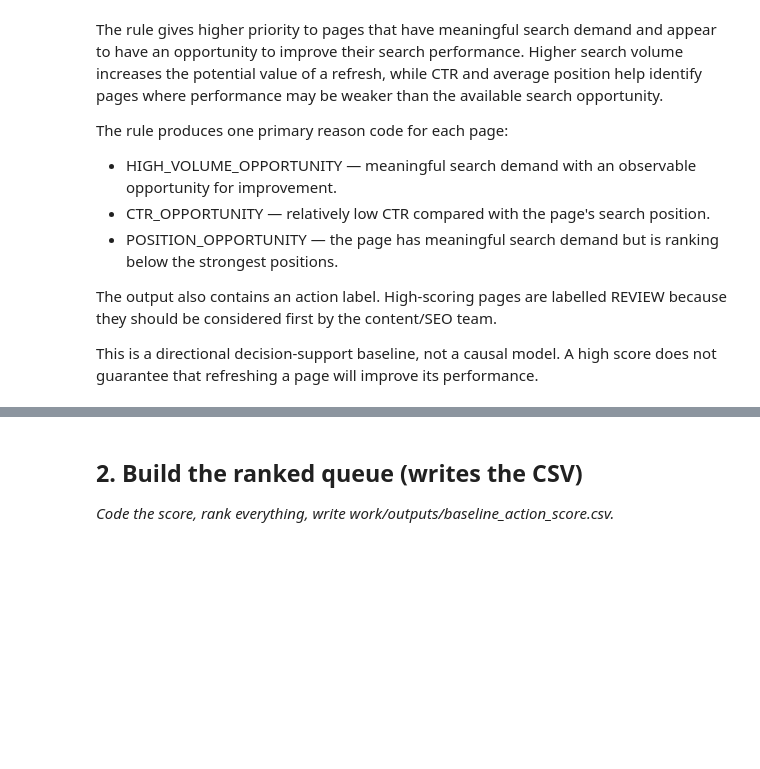
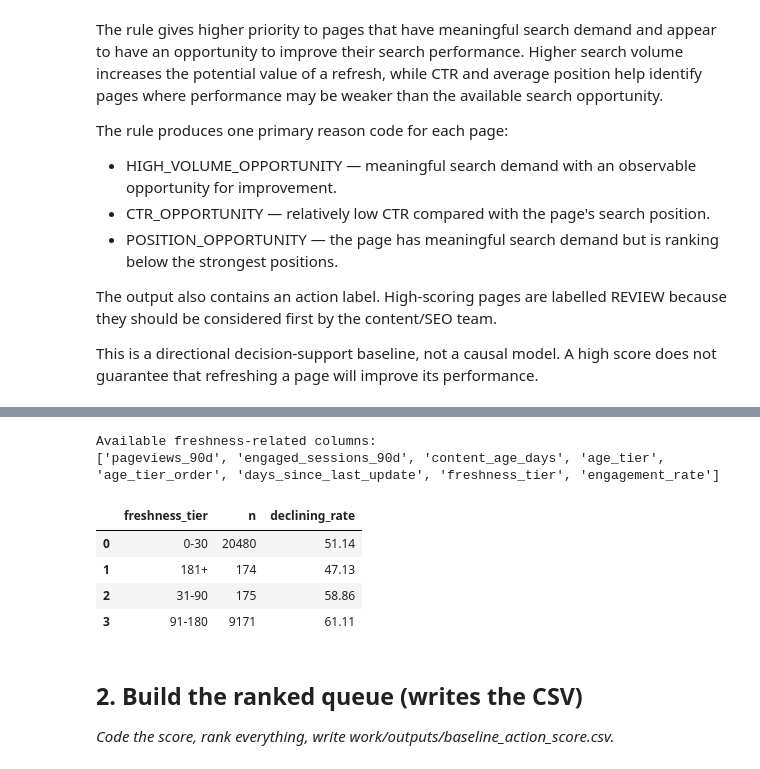
Before and after one commit to rishipatel092005/Fly-Rank-, a Jupyter notebook: work/notebooks/w04_baseline_score.ipynb, the cells around one changed output, grey strips where cells are left out. Drawn from its saved outputs; the diff is of its cells as text; code cells hidden in the pictures; blank space fills up the shorter version.

```diff
--- a/work/notebooks/w04_baseline_score.ipynb
+++ b/work/notebooks/w04_baseline_score.ipynb
@@ -29,3 +37,53 @@ This is a directional decision-support baseline, not a causal model. A high scor
+# %%
+import pandas as pd
+
+# Load the dataset
+df = pd.read_csv("data/raw/content_refresh_anonymized.csv")
+
+# Create the observed outcome used only for this signal audit
+# Do NOT use this column in the final baseline score.
+df["is_declining"] = (df["trend_direction"] == "down").astype(int)
+
+# Check which freshness-related fields are available
+freshness_candidates = [
+    col for col in df.columns
+    if any(word in col.lower() for word in ["fresh", "update", "age"])
+]
+
+print("Available freshness-related columns:")
+print(freshness_candidates)
+
+# Use the freshness bucket if it exists
+if "freshness_tier" in df.columns:
+
+    freshness_check = (
+        df.groupby("freshness_tier", dropna=False)
+          .agg(
+              n=("content_id", "size"),
+              declining_rate=("is_declining", "mean")
+          )
+          .reset_index()
+    )
+
+    freshness_check["declining_rate"] = (
+        freshness_check["declining_rate"] * 100
+    ).round(2)
+
+    display(freshness_check)
+
+else:
+    print(
+        "freshness_tier is not available. "
+        "Use one of the available freshness-related columns shown above."
+    )
+# %% [output]
+Available freshness-related columns:
+['pageviews_90d', 'engaged_sessions_90d', 'content_age_days', 'age_tier', 'age_tier_order', 'days_since_last_update', 'freshness_tier', 'engagement_rate']
+|  | freshness_tier | n | declining_rate |
+| 0 | 0-30 | 20480 | 51.14 |
+| 1 | 181+ | 174 | 47.13 |
+| 2 | 31-90 | 175 | 58.86 |
+| 3 | 91-180 | 9171 | 61.11 |
 # %% [markdown]
 ## 2. Build the ranked queue (writes the CSV)
 
```
Also changed, not shown: parts of 7 cells of this notebook.
